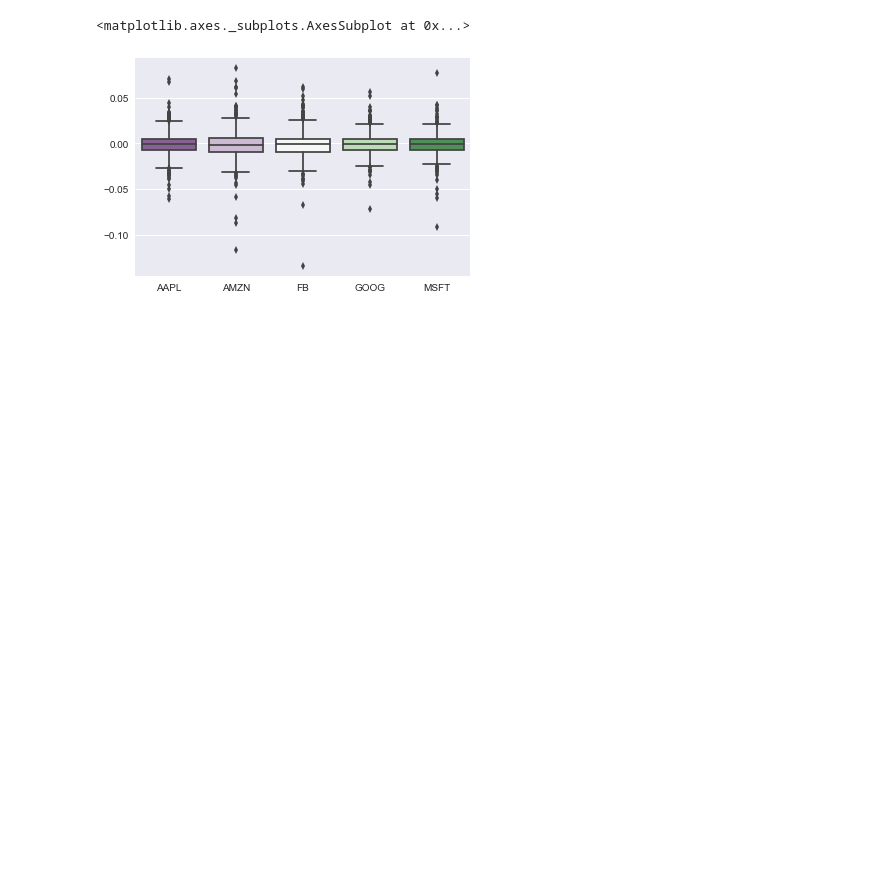
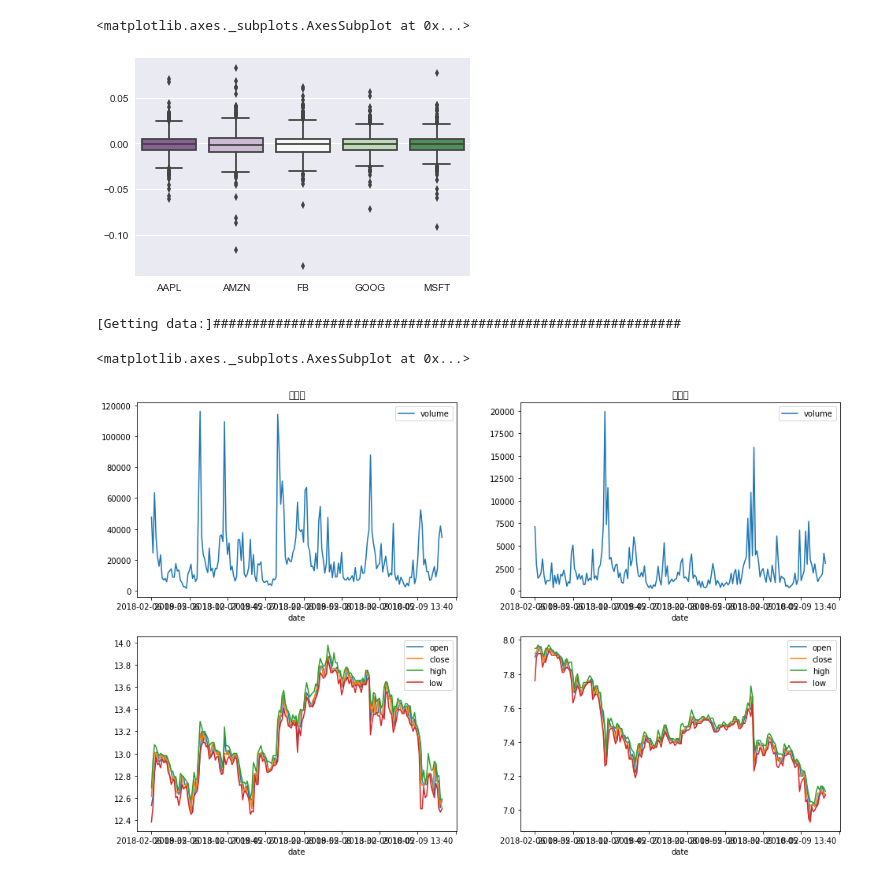
Before and after one commit to Minokun/someCode, a Jupyter notebook: 股票市场分析实战.ipynb, the cells around one changed output. Saved outputs shown, nothing was run; the diff lists cells and outputs as text; code cells hidden in the pictures; blank space fills up the shorter version.

```diff
--- a/股票市场分析实战.ipynb
+++ b/股票市场分析实战.ipynb
@@ -101,0 +105,23 @@ sns.boxplot(data=top_tech_dr, palette="PRGn")
+# %%
+ts_today = ts.get_today_all()
+# %% [output]
+[Getting data:]############################################################
+# %%
+ts_today[ts_today.code.isin(['600460'])]
+# 设置中文字体
+plt.rcParams['font.sans-serif'] = ['Arial Unicode MS']
+plt.rcParams['axes.unicode_minus'] = False
+# %%
+figure, ax = plt.subplots(2, 2)
+ts_5 = ts.get_k_data('600460', ktype='5').set_index('date')
+ts_5 = ts_5[ts_5.index > '2018-02-06'].sort_index(ascending=True)
+pd.DataFrame(ts_5, columns=['volume']).plot(figsize=(16,10), ax=ax[0][0], title='士兰微')
+pd.DataFrame(ts_5, columns=['open', 'close', 'high', 'low']).plot(ax=ax[1][0])
+
+ts_5_xhd = ts.get_k_data('002264', ktype='5').set_index('date')
+ts_5_xhd = ts_5_xhd[ts_5_xhd.index > '2018-02-06'].sort_index(ascending=True)
+pd.DataFrame(ts_5_xhd, columns=['volume']).plot(figsize=(16,10), ax=ax[0][1], title='新华都')
+pd.DataFrame(ts_5_xhd, columns=['open', 'close', 'high', 'low']).plot(ax=ax[1][1])
+# %% [output]
+<matplotlib.axes._subplots.AxesSubplot at 0x...>
+[figure, added]
```
Also changed, not shown: parts of 17 cells of this notebook, 7 other files.
